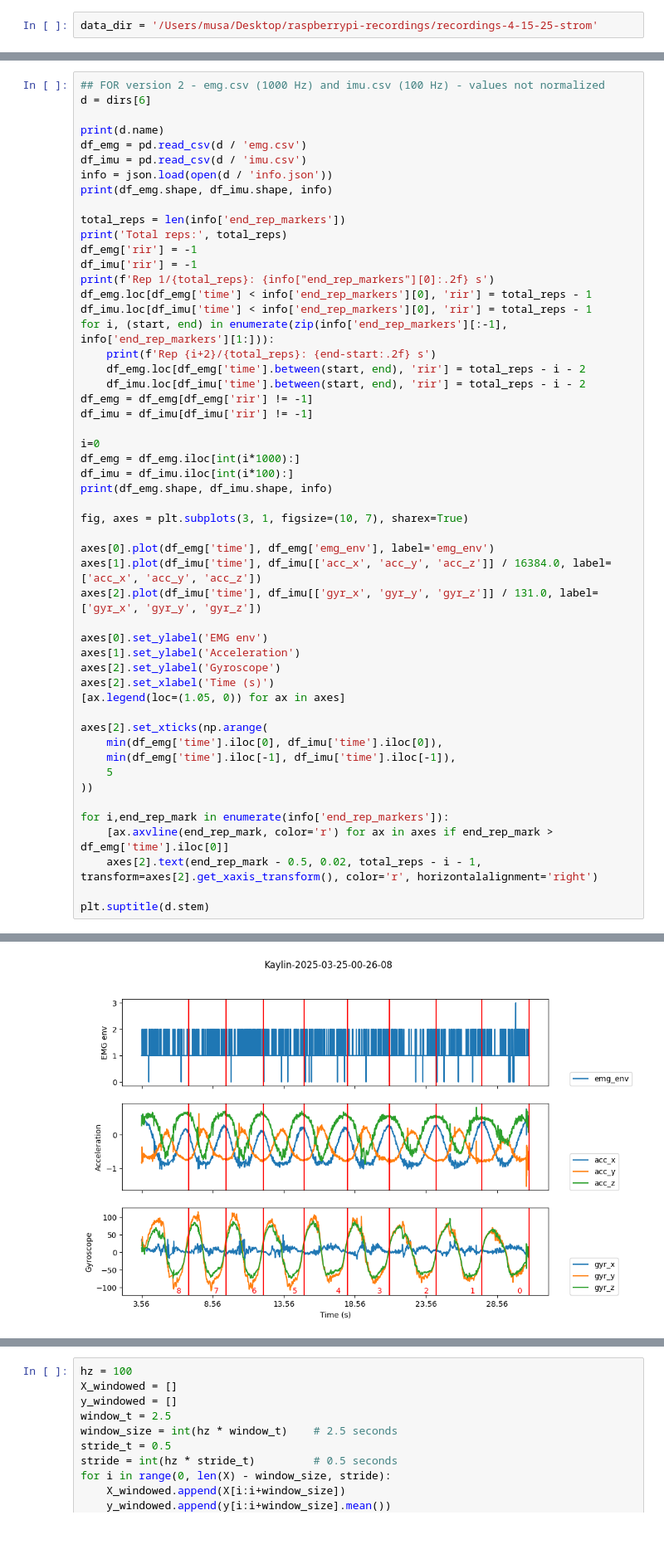
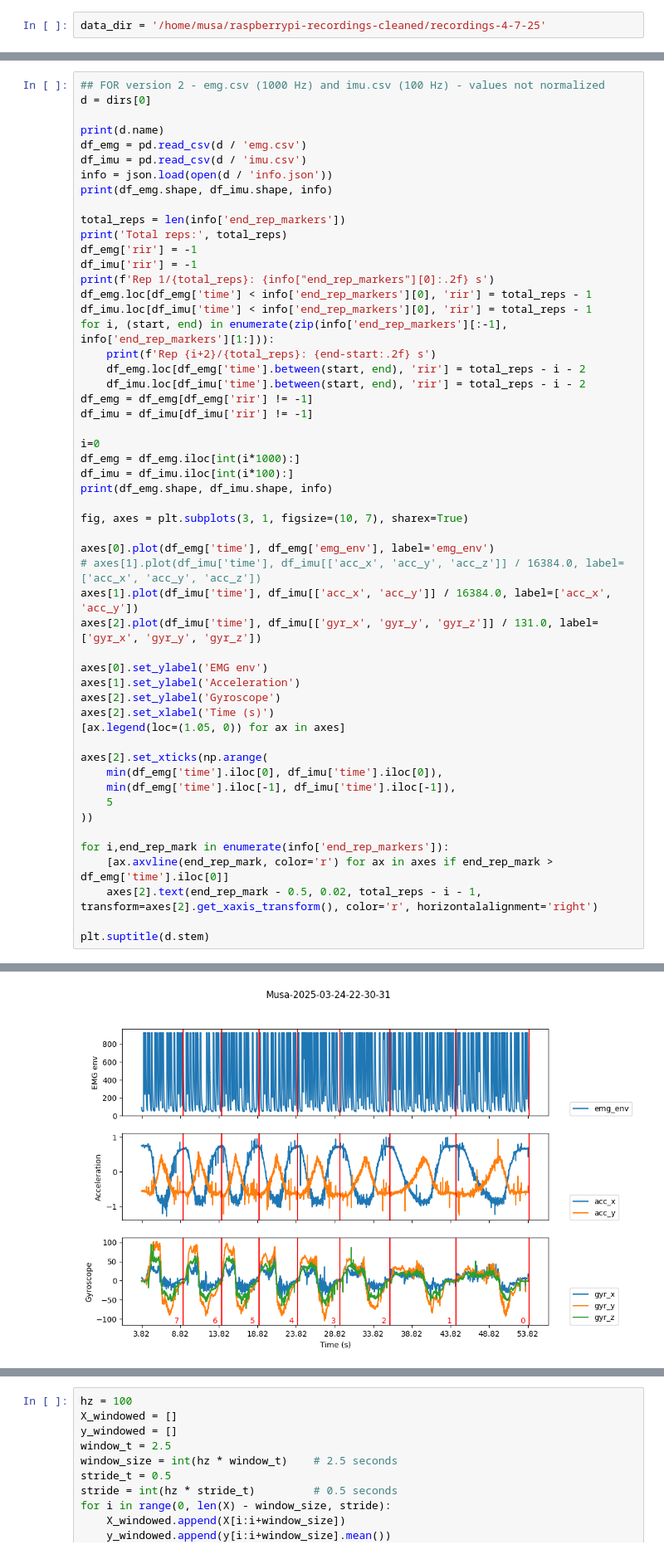
Before and after one commit to Musa-Azeem/AI-hypertrophy-coach, a Jupyter notebook: pipeline.ipynb, the cells around one changed output, grey strips where cells are left out. Shown at 83% size. Drawn from its saved outputs; the diff is of its cells as text.

```diff
--- a/pipeline.ipynb
+++ b/pipeline.ipynb
@@ -9,5 +10,5 @@ from datetime import datetime
 # %%
-data_dir = '/Users/musa/Desktop/raspberrypi-recordings/recordings-4-15-25-strom'
+data_dir = '/home/musa/raspberrypi-recordings-cleaned/recordings-4-7-25'
 # %%
 dirs = [d for d in Path(data_dir).iterdir() if d.is_dir()]
 dirs.sort(key=lambda x: x.stem.split('-')[1:])
@@ -39,6 +41,6 @@ print(df_emg.shape, df_imu.shape)
 # %%
 ## FOR version 2 - emg.csv (1000 Hz) and imu.csv (100 Hz) - values not normalized
-d = dirs[6]
+d = dirs[0]
 
 print(d.name)
 df_emg = pd.read_csv(d / 'emg.csv')
@@ -68,7 +70,8 @@ print(df_emg.shape, df_imu.shape, info)
 fig, axes = plt.subplots(3, 1, figsize=(10, 7), sharex=True)
 
 axes[0].plot(df_emg['time'], df_emg['emg_env'], label='emg_env')
-axes[1].plot(df_imu['time'], df_imu[['acc_x', 'acc_y', 'acc_z']] / 16384.0, label=['acc_x', 'acc_y', 'acc_z'])
+# axes[1].plot(df_imu['time'], df_imu[['acc_x', 'acc_y', 'acc_z']] / 16384.0, label=['acc_x', 'acc_y', 'acc_z'])
+axes[1].plot(df_imu['time'], df_imu[['acc_x', 'acc_y']] / 16384.0, label=['acc_x', 'acc_y'])
 axes[2].plot(df_imu['time'], df_imu[['gyr_x', 'gyr_y', 'gyr_z']] / 131.0, label=['gyr_x', 'gyr_y', 'gyr_z'])
 
 axes[0].set_ylabel('EMG env')
@@ -106 +108 @@ Text(0.5, 0.98, 'Kaylin-2025-03-25-00-26-08')
-[figure, old version]
+[figure, new version]
```
Also changed, not shown: parts of 11 cells of this notebook, 4 other files.
